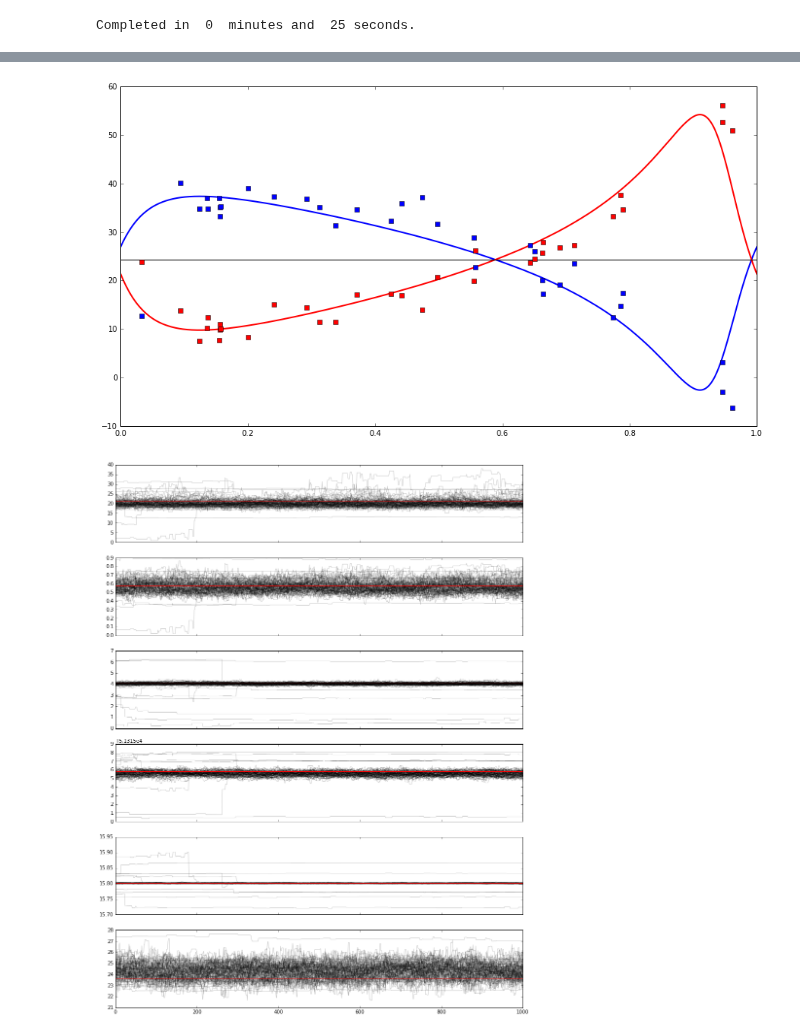
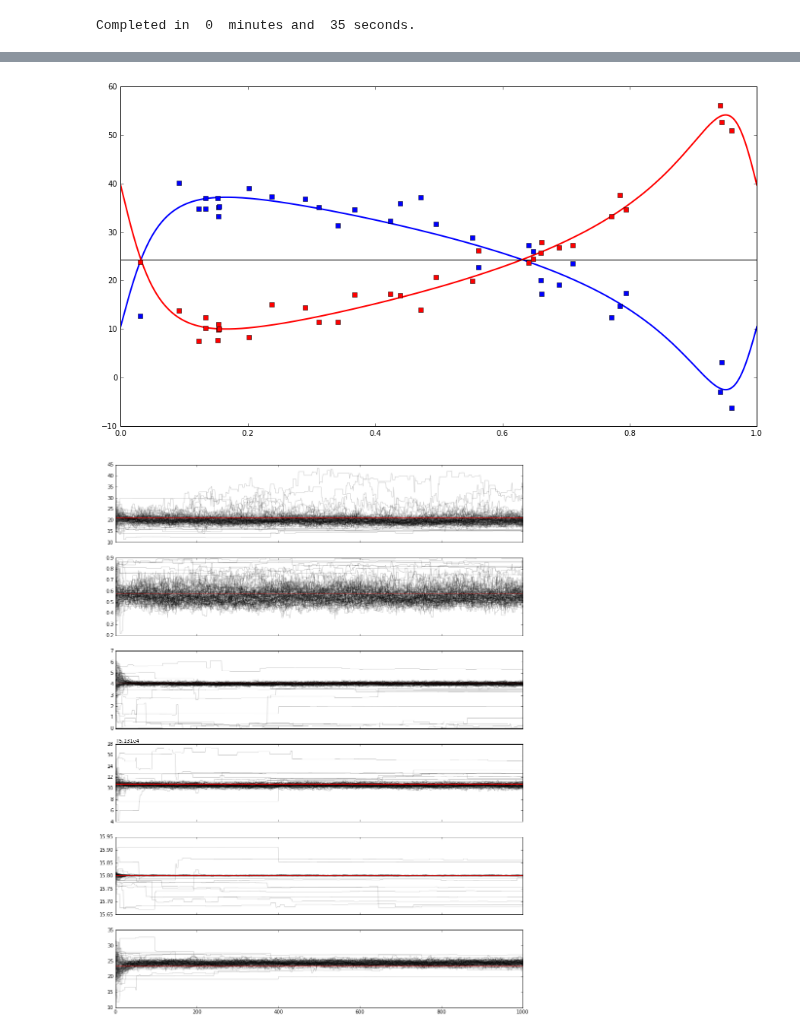
Before and after one commit to jacob-i-skinner/Orbit-Fitting, a Jupyter notebook: emcee stuff.ipynb, the cells around one changed output, grey strips where cells are left out. Cells and saved outputs as stored; diff of their text form; code cells hidden in the pictures.

```diff
--- a/emcee stuff.ipynb
+++ b/emcee stuff.ipynb
@@ -43,7 +43,7 @@ lower_bounds = [0, 0, 0, JD[0]+((JD[-1]-JD[0])/2)-0.75*15.8, 15, 10]
 upper_bounds = [100, 0.9, 2*np.pi, JD[0]+((JD[-1]-JD[0])/2)+0.75*15.8, 16.6, 35]
 
 #set dimensionality and walker number
-ndim, nwalkers, nsteps = 6, 400, 10000
+ndim, nwalkers, nsteps = 6, 100, 1000
 
 initial_guess = initialGuess(lower_bounds, upper_bounds, JDp, RVp)
 
@@ -66,7 +66,7 @@ def probability(initial_guess, mass_ratio, RVp, RVs, lower, upper):
 position = [initial_guess + 0.1*np.random.randn(ndim) for i in range(nwalkers)]
 
 #walkers distributed in gaussian ball around most likely parameter values
-for i in range(0, nwalkers-1):
+for i in range(nwalkers):
     position[i][0] = initial_guess[0] + 2.5*np.random.randn(1) #K
     position[i][1] = initial_guess[1] + 0.1*np.random.randn(1) #e
     position[i][2] = initial_guess[2] + 1  *np.random.randn(1) #w
@@ -76,11 +76,12 @@ for i in range(0, nwalkers-1):
 
 #create the sampler object and do the walk
 sampler = emcee.EnsembleSampler(nwalkers, ndim, probability,
-                                args=(mass_ratio, RVp, RVs, lower_bounds, upper_bounds), threads = 4)
+                                args=(mass_ratio, RVp, RVs, lower_bounds, upper_bounds), threads = 1)
 sampler.run_mcmc(position, nsteps)
 
 #save the results of the walk
 samples = sampler.chain[:, :, :].reshape((-1, ndim))
+
 results = np.asarray(list(map(lambda v: (v[1], v[2]-v[1], v[1]-v[0]),
                               zip(*np.percentile(samples, [16, 50, 84], axis=0)))))
 
@@ -112,11 +113,11 @@ ax.set_xlim([0,1])
 plt.savefig('curve_results.png')
 
 #create the walkers plot
-fig, ax = plt.subplots(6, 1, sharex='col')
-for i in range(6):
+fig, ax = plt.subplots(ndim, 1, sharex='col')
+for i in range(ndim):
     for j in range(len(sampler.chain[:, 0, i])):
-        ax[i].plot(np.linspace(0, nsteps, num=nsteps-100), sampler.chain[j, 100:, i], 'k', alpha=0.2)
-    ax[i].plot(np.linspace(0, nsteps, num=nsteps-100) , np.ones(nsteps-100)*initial_guess[i], 'r')
+        ax[i].plot(np.linspace(0, nsteps, num=nsteps), sampler.chain[j, :, i], 'k', alpha=0.2)
+    ax[i].plot(np.linspace(0, nsteps, num=nsteps) , np.ones(nsteps)*initial_guess[i], 'r')
 fig.set_figheight(20)
 fig.set_figwidth(15)
 plt.savefig('walk_results.png')
@@ -124,4 +125,4 @@ plt.savefig('walk_results.png')
 t = time.time()
 print('Completed in ', int((t-t0)/60), ' minutes and ', int(((t-t0)/60-int((t-t0)/60))*60), 'seconds.')
 # %% [output]
-Completed in  0  minutes and  25 seconds.
+Completed in  0  minutes and  35 seconds.
@@ -129,2 +130,2 @@ Completed in  0  minutes and  25 seconds.
-[figure, old version]
+[figure, new version]
-[figure, old version]
+[figure, new version]
```
Also changed, not shown: parts of 1 cell of this notebook, 12 other files.
